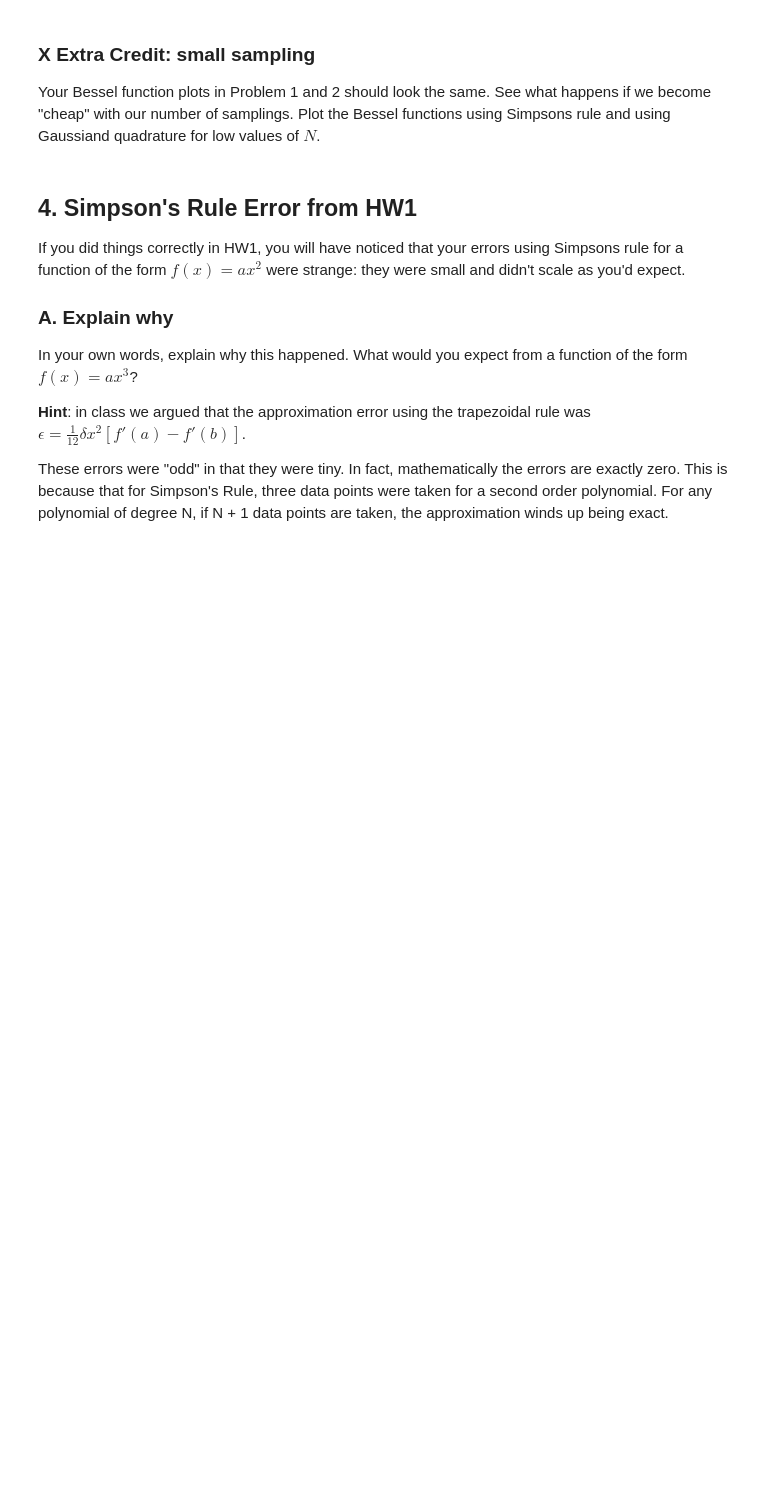
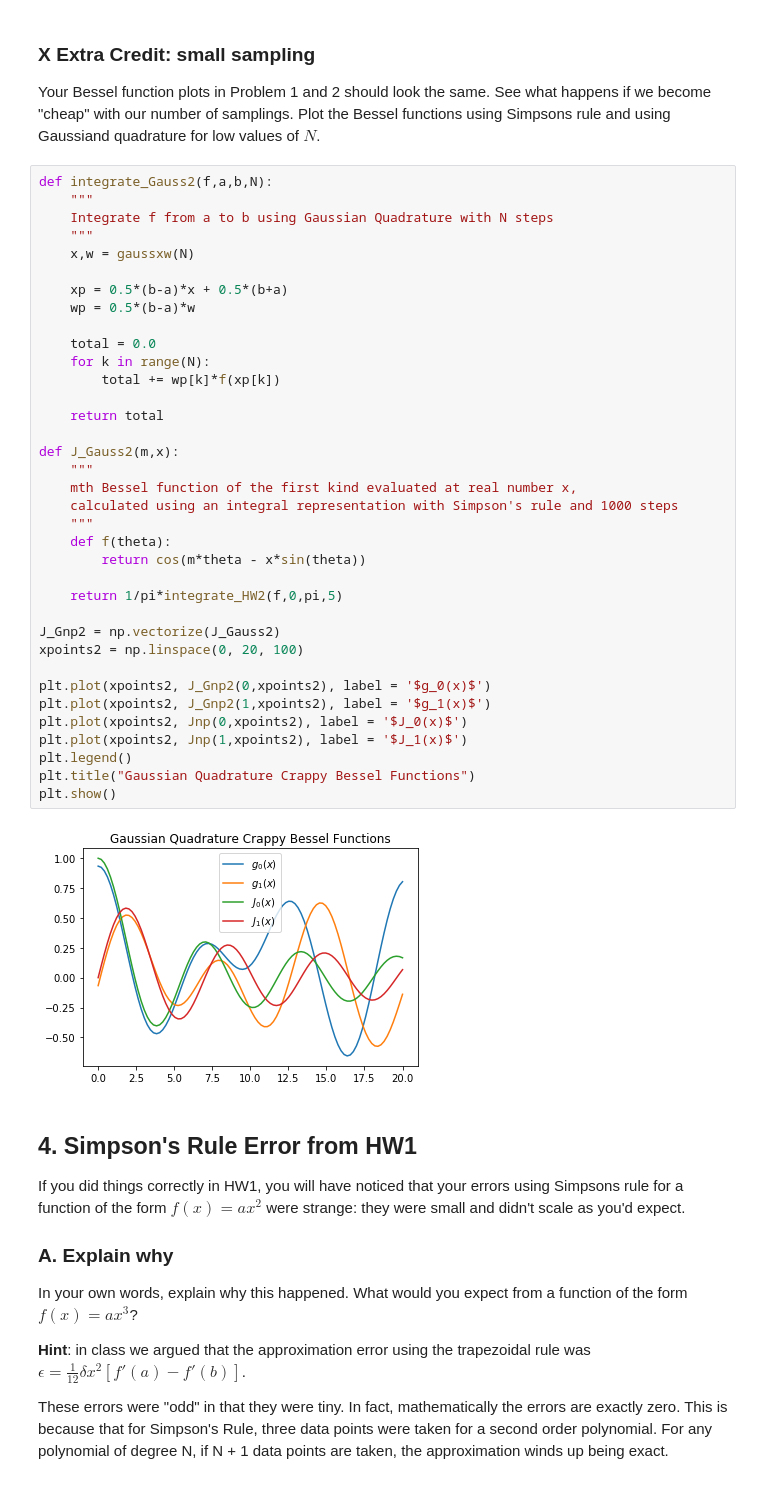
Before and after one commit to TWaddleton/Homework02, a Jupyter notebook: Homework_02.ipynb, the cells around one changed output. Saved outputs shown, nothing was run; the diff lists cells and outputs as text; blank space fills up the shorter version.

```diff
--- a/Homework_02.ipynb
+++ b/Homework_02.ipynb
@@ -459,6 +465,44 @@ plt.show()
 ### X Extra Credit: small sampling
 
 Your Bessel function plots in Problem 1 and 2 should look the same. See what happens if we become "cheap" with our number of samplings. Plot the Bessel functions using Simpsons rule and using Gaussiand quadrature for low values of $N$.
+# %%
+def integrate_Gauss2(f,a,b,N):
+    """
+    Integrate f from a to b using Gaussian Quadrature with N steps
+    """
+    x,w = gaussxw(N)
+
+    xp = 0.5*(b-a)*x + 0.5*(b+a)
+    wp = 0.5*(b-a)*w
+
+    total = 0.0
+    for k in range(N):
+        total += wp[k]*f(xp[k])
+
+    return total
+
+def J_Gauss2(m,x):
+    """
+    mth Bessel function of the first kind evaluated at real number x,
+    calculated using an integral representation with Simpson's rule and 1000 steps
+    """
+    def f(theta):
+        return cos(m*theta - x*sin(theta))
+
+    return 1/pi*integrate_HW2(f,0,pi,5)
+
+J_Gnp2 = np.vectorize(J_Gauss2)
+xpoints2 = np.linspace(0, 20, 100)
+
+plt.plot(xpoints2, J_Gnp2(0,xpoints2), label = '$g_0(x)$')
+plt.plot(xpoints2, J_Gnp2(1,xpoints2), label = '$g_1(x)$')
+plt.plot(xpoints2, Jnp(0,xpoints2), label = '$J_0(x)$')
+plt.plot(xpoints2, Jnp(1,xpoints2), label = '$J_1(x)$')
+plt.legend()
+plt.title("Gaussian Quadrature Crappy Bessel Functions")
+plt.show()
+# %% [output]
+[figure, added]
 # %% [markdown]
 ## 4. Simpson's Rule Error from HW1
 
```
Also changed, not shown: parts of 8 cells of this notebook.
